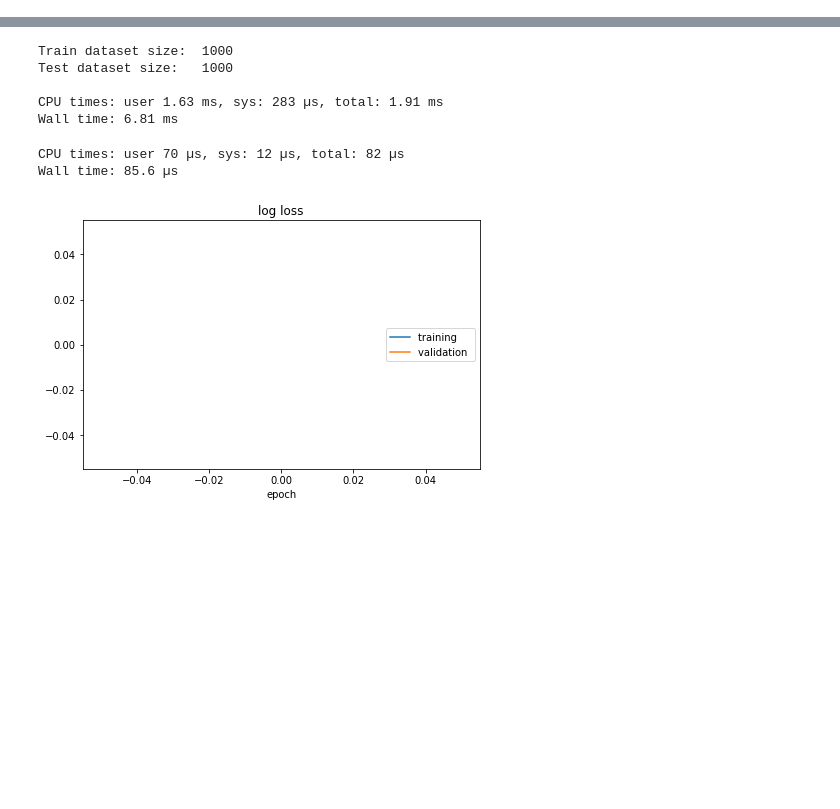
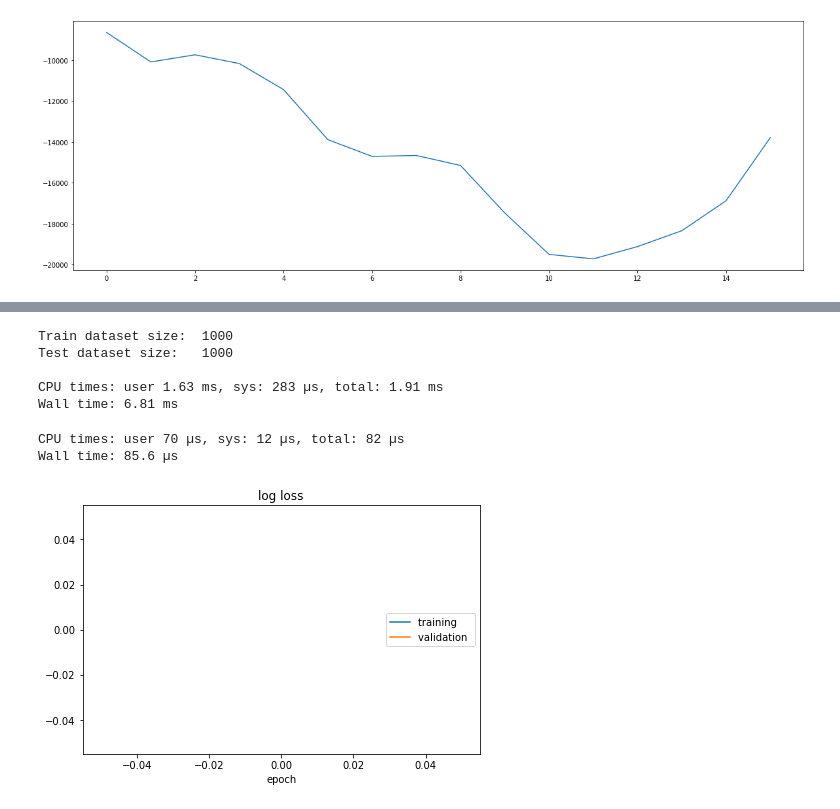
Before and after one commit to Torchun/sound, a Jupyter notebook: notebooks/1_wav_autoencoder.ipynb, the cells around one changed output, grey strips where cells are left out. Drawn from its saved outputs; the diff is of its cells as text; code cells hidden in the pictures; blank space fills up the shorter version.

```diff
--- a/notebooks/1_wav_autoencoder.ipynb
+++ b/notebooks/1_wav_autoencoder.ipynb
@@ -90,4 +90,11 @@ Wall time: 110 ms
 [interactive output not drawn]
+# %%
+import matplotlib.pyplot as plt
+plt.figure(figsize=(20,7))
+plt.plot(dataset[file_number][0][0:16]) # plotting by columns
+plt.show()
+# %% [output]
+[figure, added]
 # %%
 %%time
 print("Original source:")
```
Also changed, not shown: parts of 4 cells of this notebook, 1 other file.
